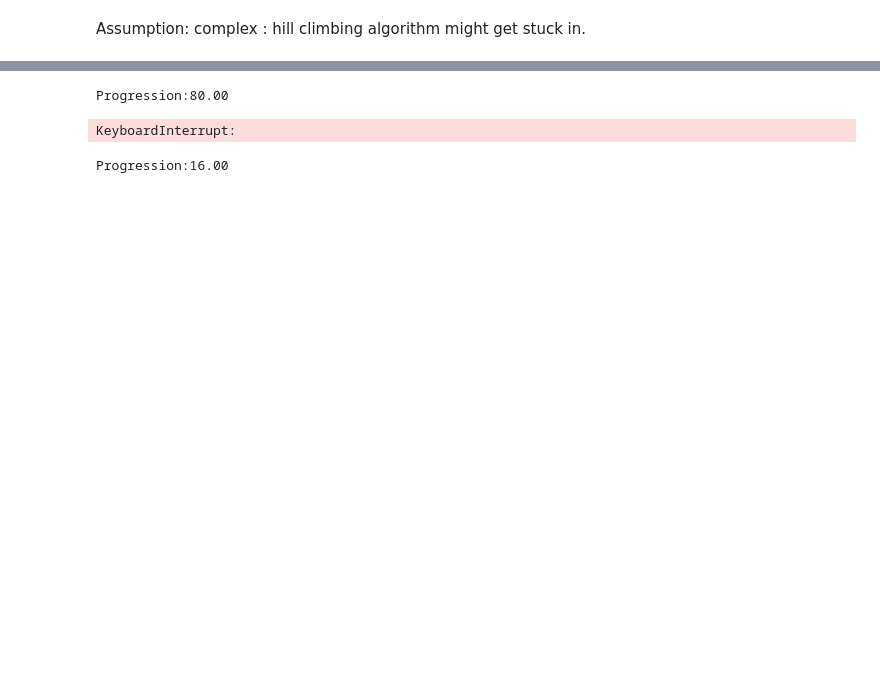
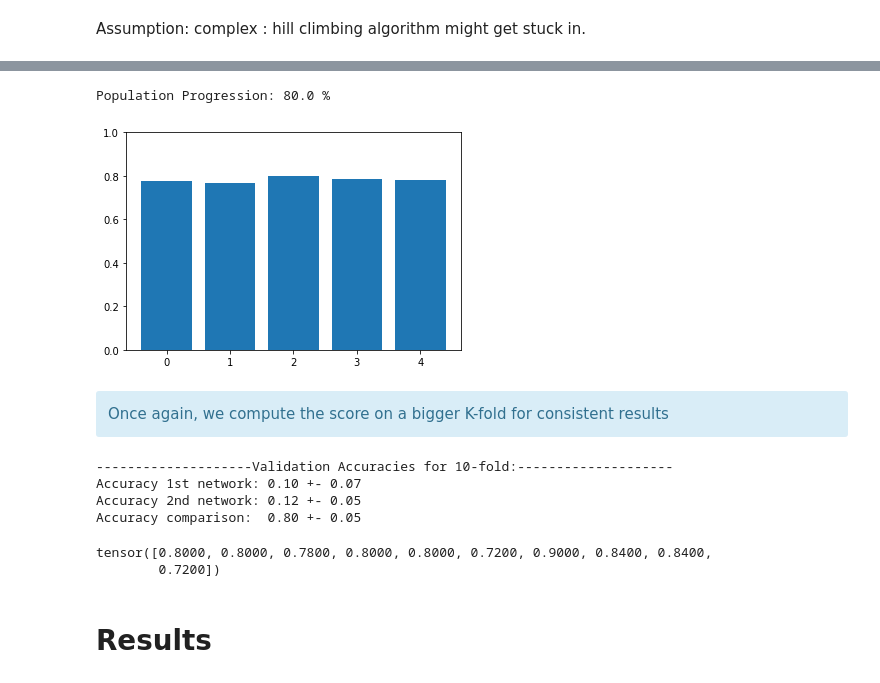
Before and after one commit to ymentha14/DeepLClassifWeightSharing, a Jupyter notebook: comp.ipynb, the cells around one changed output, grey strips where cells are left out. Drawn from its saved outputs; the diff is of its cells as text; code cells hidden in the pictures; blank space fills up the shorter version.

```diff
--- a/comp.ipynb
+++ b/comp.ipynb
@@ -475,4 +375,0 @@ We apply elitist selection with hyper-hyper parameter ratio = 0.5
-# %%
-def generate_population(n_pop=100):
-    population = [Param() for _ in range(n_pop)]
-    return population
@@ -498,10 +375,0 @@ def compute_individuality(population):
-# %%
-def compute_fitness(population,K=5,verbose=False):
-     for ind in population:
-            if ind.score_mean == -1:
-                ind.KFold(K=K,verbose=verbose)
-# %%
-def selection(population,selec_ratio=0.5,lambd_ =0.2):
-    #sort population
-    top_decreas = sorted(population,key=lambda x: x.score_mean + lambd_ * x.individuality)[::-1]
-    return top_decreas[:int((len(population)*selec_ratio))]
@@ -530,27 +376,35 @@ def breed(top_pop,n_pop=100,N_CHANCE=50):
-# %%
-def plot_population(population):
-    N = len(population)
-    fig,ax = plt.subplots(1)
-    ax.set_ylim([0,1])
-    ax.bar(range(N),[ind.score_mean for ind in population])
 # %%
-N_POP = 10
-N_ITER = 100
+####################################
+# size of the population
+N_POP = 5
+# number of iteration of selection
+N_ITER = 5
+# selection ratio
+SELEC_RATIO = 0.6
+# chance of mutation
+CHANCE = 0.1
+# number of fold for evaluation
+K = 2
+####################################
+# we keep a param to receive
 best_indiv = Param()
+# initial population
 population = generate_population(N_POP)
-compute_fitness(population,K=2,verbose=True)
+compute_fitness(
+    train2_input, train2_target, train2_classes, population, K=2, verbose=True
+)
 compute_individuality(population)
 for i in range(N_ITER):
     clear_output(wait=False)
-    print("Population Progression: {} %".format(i/N_ITER * 100))
+    print("Population Progression: {} %".format(i / N_ITER * 100))
     plot_population(population)
     plt.pause(0.05)
-    population = selection(population,selec_ratio=0.6)
+    population = selection(population, selec_ratio=SELEC_RATIO)
     if population[0].score_mean > best_indiv.score_mean:
         best_indiv = population[0]
-    population = breed(population,N_POP,N_CHANCE=10)
-    compute_fitness(population,K=2)
+    population = breed(population, n_pop=N_POP, chance=CHANCE)
+    compute_fitness(train2_input, train2_target, train2_classes, population, K=3)
     compute_individuality(population)
 # %% [output]
-Progression:80.00
+Population Progression: 80.0 %
-KeyboardInterrupt:
+[figure, added]
@@ -559,5 +411,15 @@ a,b,c,d,e = population[6].get_params()
+# %% [markdown]
+<div class="alert alert-block alert-info">
+Once again, we compute the score on a bigger K-fold for consistent results
+</div>
 # %%
-Kfold_CVdouble(train2_input,train2_target,train2_classes,\
-               a,b,c,d,e,K=5,nb_epochs=25,verbose=True)
+best_indiv.KFold(train2_input, train2_target, train2_classes, K=BIG_K, verbose=True)
 # %% [output]
-Progression:16.00
+--------------------Validation Accuracies for 10-fold:--------------------
+Accuracy 1st network: 0.10 +- 0.07
+Accuracy 2nd network: 0.12 +- 0.05
+Accuracy comparison:  0.80 +- 0.05
+tensor([0.8000, 0.8000, 0.7800, 0.8000, 0.8000, 0.7200, 0.9000, 0.8400, 0.8400,
+        0.7200])
+# %% [markdown]
+# Results
```
Also changed, not shown: parts of 70 cells of this notebook, 8 other files.
